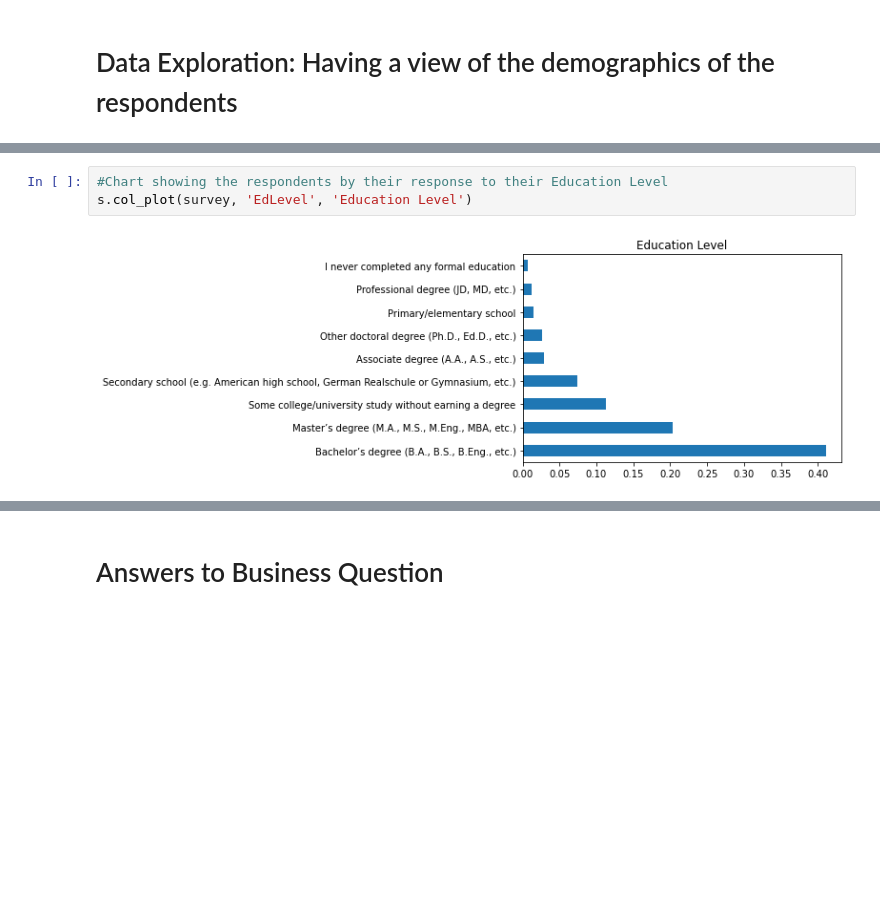
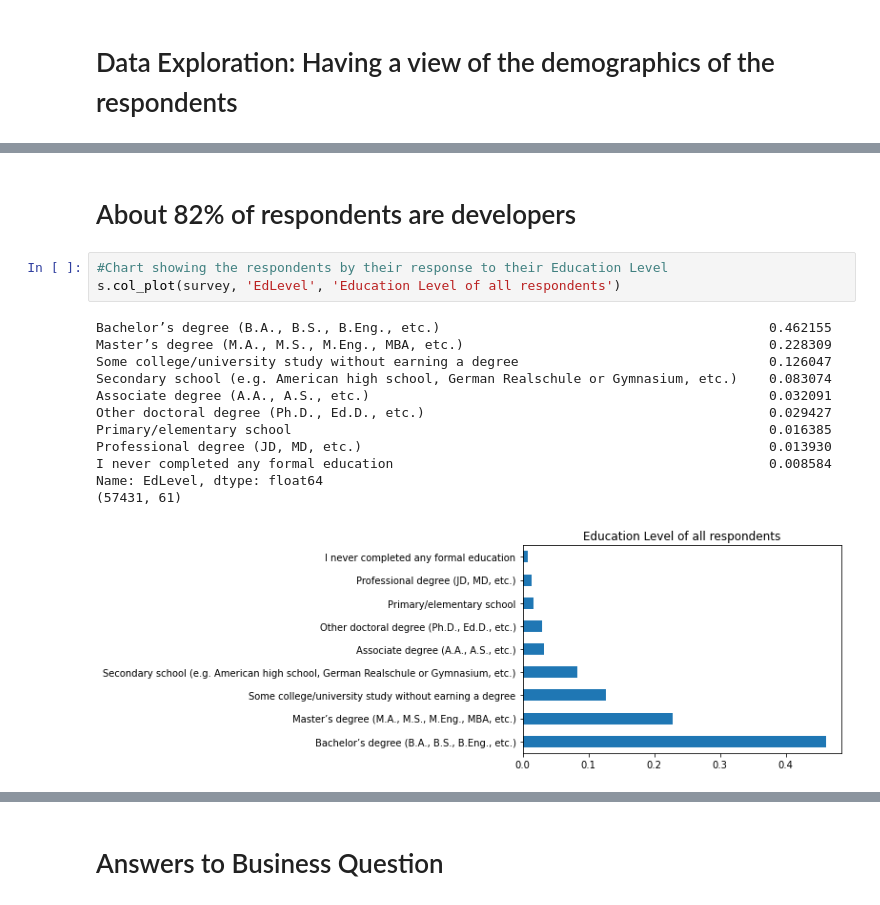
Before and after one commit to DevGpsalm/Stack-over-underflow, a Jupyter notebook: stack overunderflow.ipynb, the cells around one changed output, grey strips where cells are left out. Saved outputs shown, nothing was run; the diff lists cells and outputs as text; blank space fills up the shorter version.

```diff
--- a/stack overunderflow.ipynb
+++ b/stack overunderflow.ipynb
@@ -91,5 +90,18 @@ s.col_plot(survey, 'MainBranch', 'Profession')
+# %% [markdown]
+# About 82% of respondents are developers
 # %%
 #Chart showing the respondents by their response to their Education Level
-s.col_plot(survey, 'EdLevel', 'Education Level')
+s.col_plot(survey, 'EdLevel', 'Education Level of all respondents')
 # %% [output]
+Bachelor’s degree (B.A., B.S., B.Eng., etc.)                                          0.462155
+Master’s degree (M.A., M.S., M.Eng., MBA, etc.)                                       0.228309
+Some college/university study without earning a degree                                0.126047
+Secondary school (e.g. American high school, German Realschule or Gymnasium, etc.)    0.083074
+Associate degree (A.A., A.S., etc.)                                                   0.032091
+Other doctoral degree (Ph.D., Ed.D., etc.)                                            0.029427
+Primary/elementary school                                                             0.016385
+Professional degree (JD, MD, etc.)                                                    0.013930
+I never completed any formal education                                                0.008584
+Name: EdLevel, dtype: float64
+(57431, 61)
-[figure, old version]
+[figure, new version]
```
Also changed, not shown: parts of 24 cells of this notebook, 1 other file.
